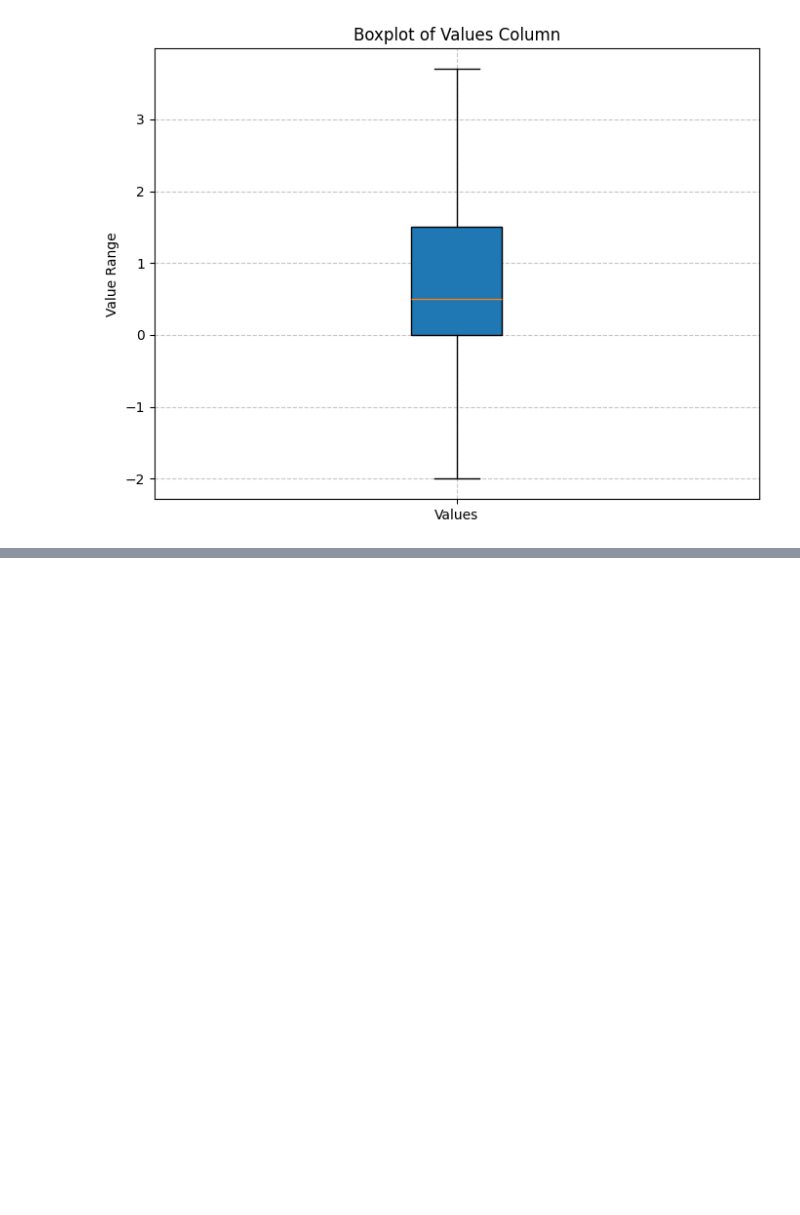
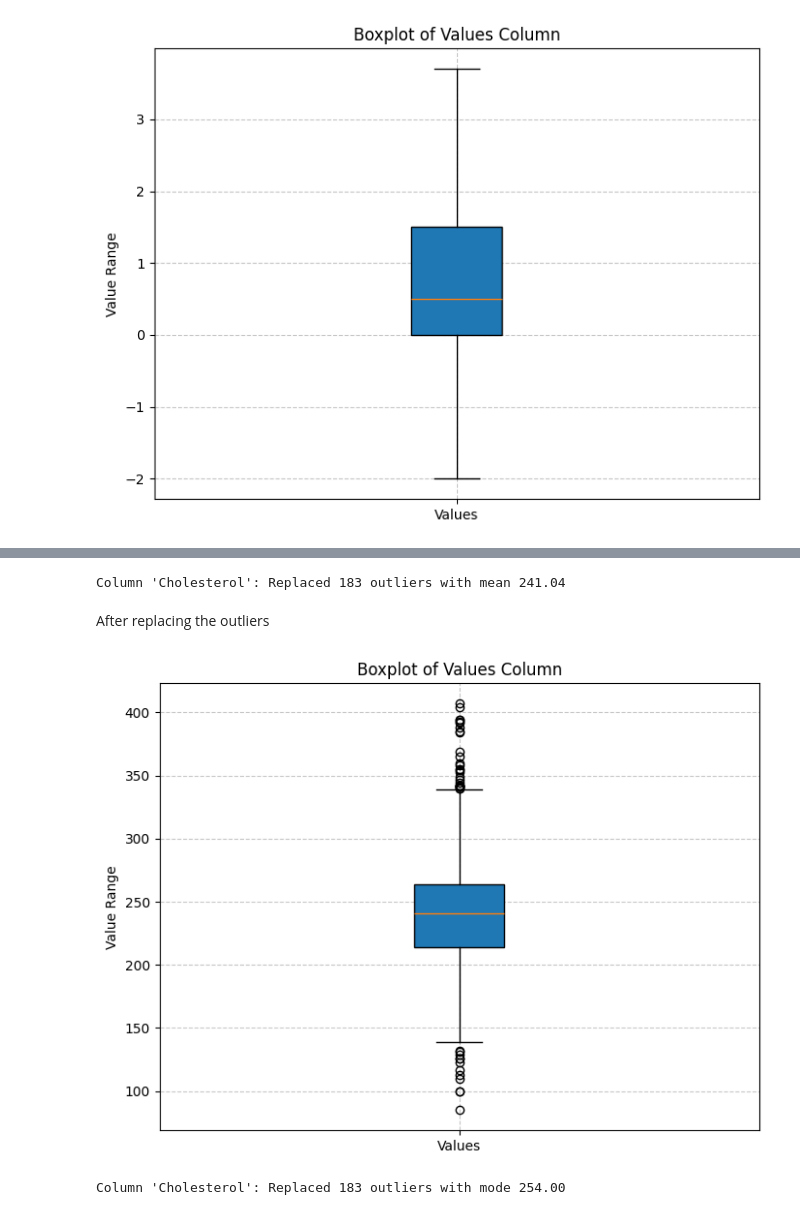
Before and after one commit to abukhalidsiddique/Heart_Failure_Prediction, a Jupyter notebook: Index.ipynb, the cells around one changed output, grey strips where cells are left out. Saved outputs shown, nothing was run; the diff lists cells and outputs as text; code cells hidden in the pictures; blank space fills up the shorter version.

```diff
--- a/Index.ipynb
+++ b/Index.ipynb
@@ -259,0 +310,20 @@ plt.show()
+# %%
+df2 = replace_outliers_with_mean(df, columns_to_process)
+# %% [output]
+Column 'Cholesterol': Replaced 183 outliers with mean 241.04
+# %% [markdown]
+After replacing the outliers
+# %%
+plt.figure(figsize=(8, 6))
+plt.boxplot(df2['Cholesterol'], vert=True, patch_artist=True)
+plt.title('Boxplot of Values Column')
+plt.ylabel('Value Range')
+plt.xticks([1], ['Values'])
+plt.grid(True, linestyle='--', alpha=0.7)
+plt.show()
+# %% [output]
+[figure, added]
+# %%
+df3 = replace_outliers_with_mode(df, columns_to_process)
+# %% [output]
+Column 'Cholesterol': Replaced 183 outliers with mode 254.00
```
Also changed, not shown: parts of 11 cells of this notebook.
